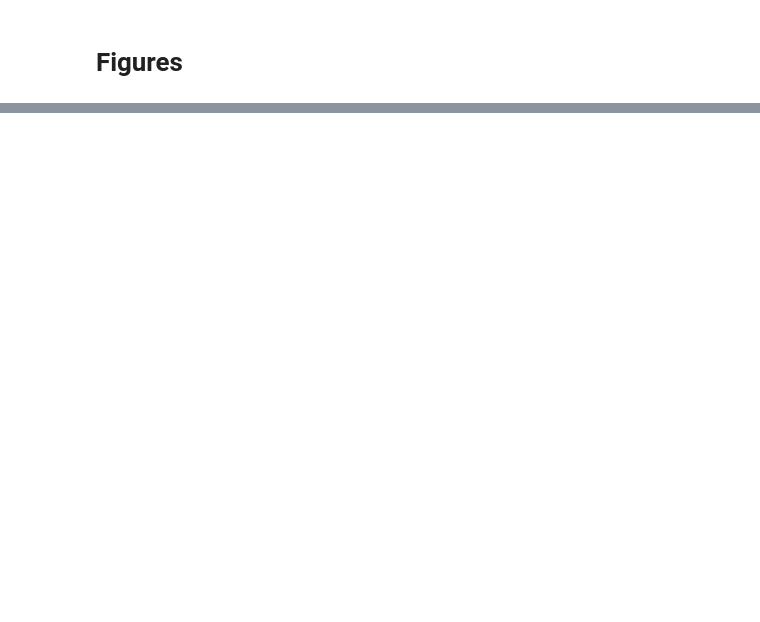
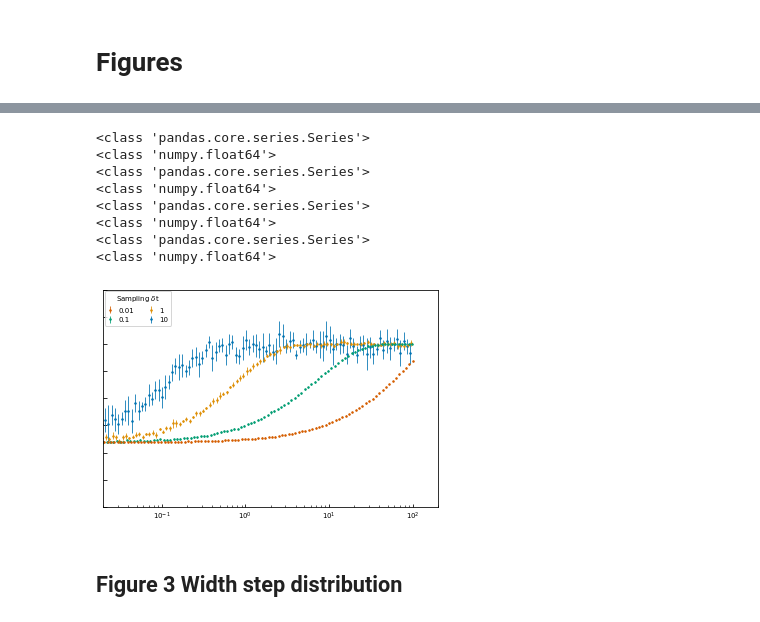
Before and after one commit to lanadescheemaeker/logistic_models, a Jupyter notebook: Figures eLife.ipynb, the cells around one changed output, grey strips where cells are left out. Drawn from its saved outputs; the diff is of its cells as text; code cells hidden in the pictures; blank space fills up the shorter version.

Commit message:
remove background noise colors

```diff
--- a/Figures eLife.ipynb
+++ b/Figures eLife.ipynb
@@ -624,6 +68,0 @@ findfont: Font family ['Open Sans'] not found. Falling back to DejaVu Sans.
-# %%
-path = 'results/width_ratios/'
-df1 = pd.read_csv(path +  'width_lognormal_fit_1.csv')
-df2 = pd.read_csv(path +  'width_lognormal_fit_1_interaction0.05.csv')
-df3 = pd.read_csv(path +  'width_lognormal_fit_1_interaction0.1.csv')
-df4 = pd.read_csv(path +  'width_lognormal_fit_1_interaction0.15.csv')
@@ -1142,4 +68,0 @@ def check_neutrality_100_timeseries():
-# %%
-ts = mimic_experimental(interaction=0.02, connectivity=0.1, N=50)
-figure_characteristics_timeseries(ts)
-plt.show()
@@ -1147,0 +235,4 @@ plt.show()
+# %%
+df_ts = load_experimental_data()
+df_ns = calculate_noise_color(df_ts)
+df_disdx = calculate_width_distribution(df_ts)
@@ -1147,0 +784,42 @@ plt.show()
+# %%
+fig = plt.figure()
+ax = fig.add_subplot(111)
+
+files_noise_samp = ['study_no_interaction/noise_abundance_Langevin_samp%d_c.csv' % i for i in range(1,12)]
+labels = ['0.005', '0.01', '0.025', '0.05', '0.1', '0.25', '1', '2', '2.5', '5', '10']
+
+# make selection
+select = [1, 4, 6, 10] #
+files_noise_samp, labels = np.array(files_noise_samp)[select], np.array(labels)[select]
+
+figure_comparison(files_noise_samp[::-1],
+                  labels[::-1], 'Sampling $\delta$t', ax=ax) #, rescale=1/labels.astype(float))
+
+ax.set_xlabel('')
+ax.set_ylabel('')
+ax.set_ylim([-3, 1])
+ax.tick_params(axis="both", left=True, labelleft=False)
+ax.set_xlim([2e-2,2e2])
+
+plt.show()
+#def sigmoid(x, amplitude, x0, k, offset):
+#    return amplitude * 1.0/(1.0 + np.exp(-x0*(x-k))) + offset
+
+#data.dropna(inplace=True)
+
+#pars, pcov = curve_fit(sigmoid, x, y, [1,1,1, -1.5])
+
+#ax.plot(np.logspace(-3.5,2.5,100), sigmoid(np.log10(np.logspace(-3.5,2.5,100)),
+#        pars[0], pars[1], pars[2], pars[3]), c = 'k')
+# %% [output]
+<class 'pandas.core.series.Series'>
+<class 'numpy.float64'>
+<class 'pandas.core.series.Series'>
+<class 'numpy.float64'>
+<class 'pandas.core.series.Series'>
+<class 'numpy.float64'>
+<class 'pandas.core.series.Series'>
+<class 'numpy.float64'>
+[figure, added]
+# %% [markdown]
+## Figure 3 Width step distribution
```
Also changed, not shown: parts of 39 cells of this notebook, 1 other file.
